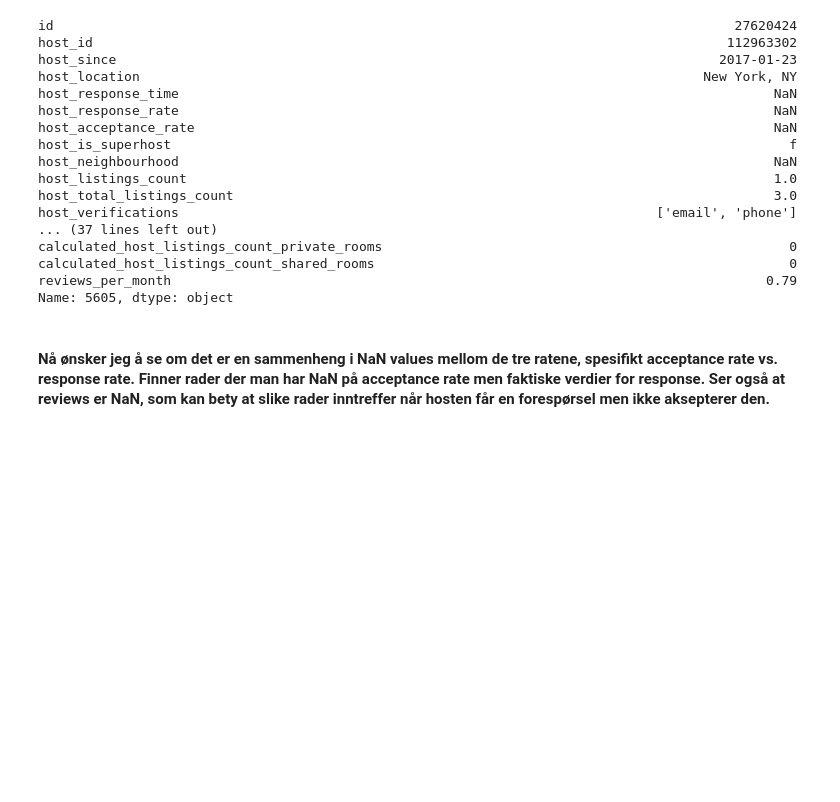
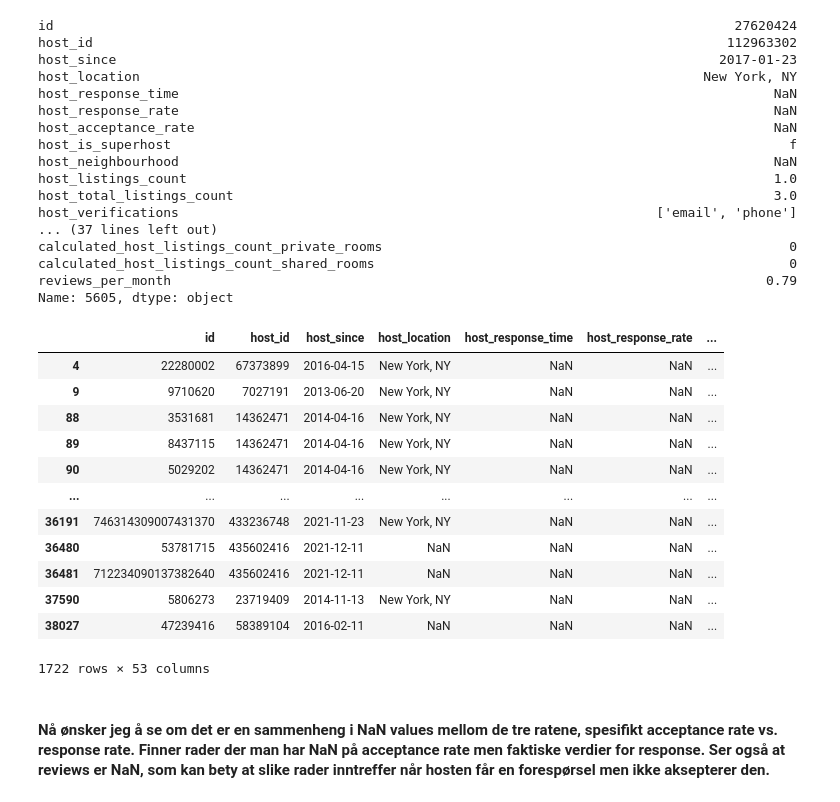
Before and after one commit to heidiwiest/tdt4259-main, a Jupyter notebook: eda_response_acceptance_rate.ipynb, the cells around one changed output. Saved outputs shown, nothing was run; the diff lists cells and outputs as text; code cells hidden in the pictures; blank space fills up the shorter version.

Commit message:
Acceptance_rate, response_rate changes

```diff
--- a/eda_response_acceptance_rate.ipynb
+++ b/eda_response_acceptance_rate.ipynb
@@ -110,6 +110,24 @@ calculated_host_listings_count_private_rooms
 calculated_host_listings_count_shared_rooms                                                     0
 reviews_per_month                                                                            0.79
 Name: 5605, dtype: object
+# %%
+result = listings[listings['host_acceptance_rate'].notna() & listings['host_response_rate'].isna()]
+
+result
+# %% [output]
+|  | id | host_id | host_since | host_location | host_response_time | host_response_rate | ... |
+| 4 | 22280002 | 67373899 | 2016-04-15 | New York, NY | NaN | NaN | ... |
+| 9 | 9710620 | 7027191 | 2013-06-20 | New York, NY | NaN | NaN | ... |
+| 88 | 3531681 | 14362471 | 2014-04-16 | New York, NY | NaN | NaN | ... |
+| 89 | 8437115 | 14362471 | 2014-04-16 | New York, NY | NaN | NaN | ... |
+| 90 | 5029202 | 14362471 | 2014-04-16 | New York, NY | NaN | NaN | ... |
+| ... | ... | ... | ... | ... | ... | ... | ... |
+| 36191 | 746314309007431370 | 433236748 | 2021-11-23 | New York, NY | NaN | NaN | ... |
+| 36480 | 53781715 | 435602416 | 2021-12-11 | NaN | NaN | NaN | ... |
+| 36481 | 712234090137382640 | 435602416 | 2021-12-11 | NaN | NaN | NaN | ... |
+| 37590 | 5806273 | 23719409 | 2014-11-13 | New York, NY | NaN | NaN | ... |
+| 38027 | 47239416 | 58389104 | 2016-02-11 | NaN | NaN | NaN | ... |
+1722 rows × 53 columns
 # %% [markdown]
 #### Nå ønsker jeg å se om det er en sammenheng i NaN values mellom de tre ratene, spesifikt acceptance rate vs. response rate. Finner rader der man har NaN på acceptance rate men faktiske verdier for response. Ser også at reviews er NaN, som kan bety at slike rader inntreffer når hosten får en forespørsel men ikke aksepterer den.
 # %%
```
Also changed, not shown: parts of 3 cells of this notebook.
